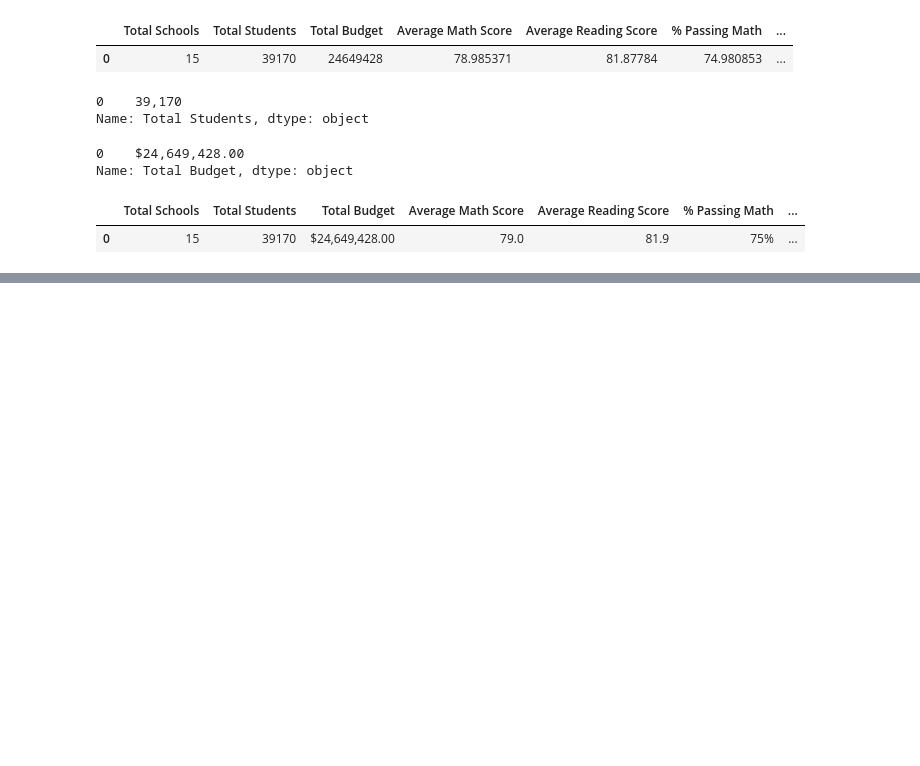
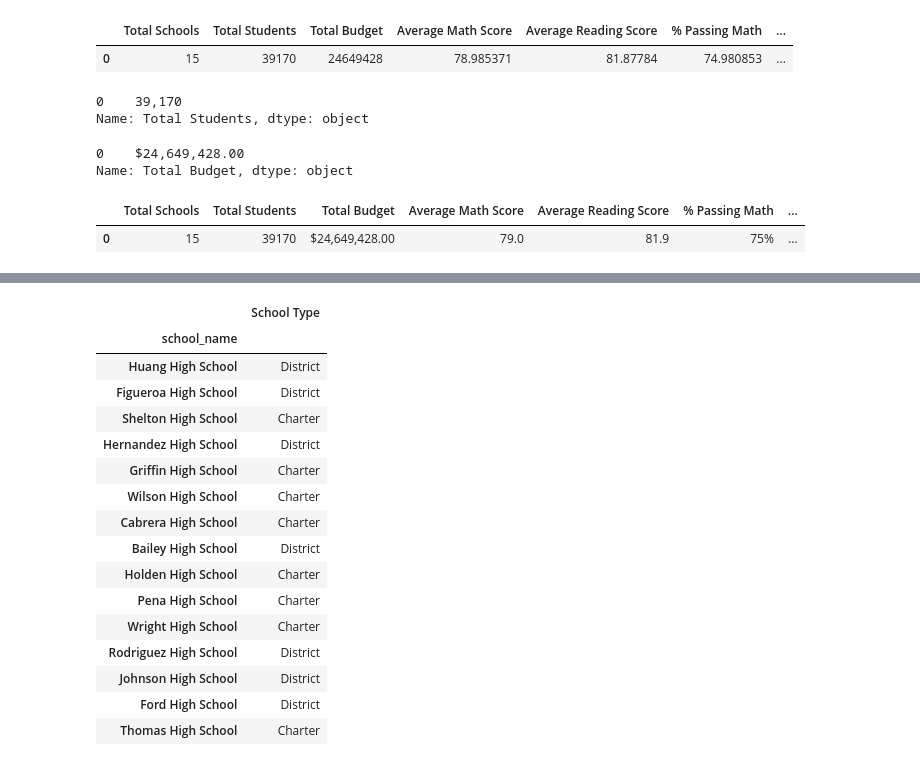
Before and after one commit to SDCoulter/school_district_analysis, a Jupyter notebook: PyCitySchools.ipynb, the cells around one changed output, grey strips where cells are left out. Saved outputs shown, nothing was run; the diff lists cells and outputs as text; code cells hidden in the pictures; blank space fills up the shorter version.

Commit message:
working on per school summary df

```diff
--- a/PyCitySchools.ipynb
+++ b/PyCitySchools.ipynb
@@ -279,0 +289,6 @@ district_summary_df
+# %%
+# create new DF to create same summary for EACH school - make the school name the index
+per_school_types = school_data_df.set_index(["school_name"])["type"]
+# here we set the index to the school_name column with set_index() method, this returns a Series
+# with the index as the school_name, and a column with the type of school.
+per_school_types
@@ -279,0 +313,24 @@ district_summary_df
+# %%
+# create a DF from this series
+df = pd.DataFrame(per_school_types)
+# in the module the name of the column is School Type, when I did it, it was "types", so simply renaming it to avoid confusion
+df.columns = ["School Types"]
+df
+# %% [output]
+|  | School Type |
+| school_name |  |
+| Huang High School | District |
+| Figueroa High School | District |
+| Shelton High School | Charter |
+| Hernandez High School | District |
+| Griffin High School | Charter |
+| Wilson High School | Charter |
+| Cabrera High School | Charter |
+| Bailey High School | District |
+| Holden High School | Charter |
+| Pena High School | Charter |
+| Wright High School | Charter |
+| Rodriguez High School | District |
+| Johnson High School | District |
+| Ford High School | District |
+| Thomas High School | Charter |
```
Also changed, not shown: parts of 8 cells of this notebook.
